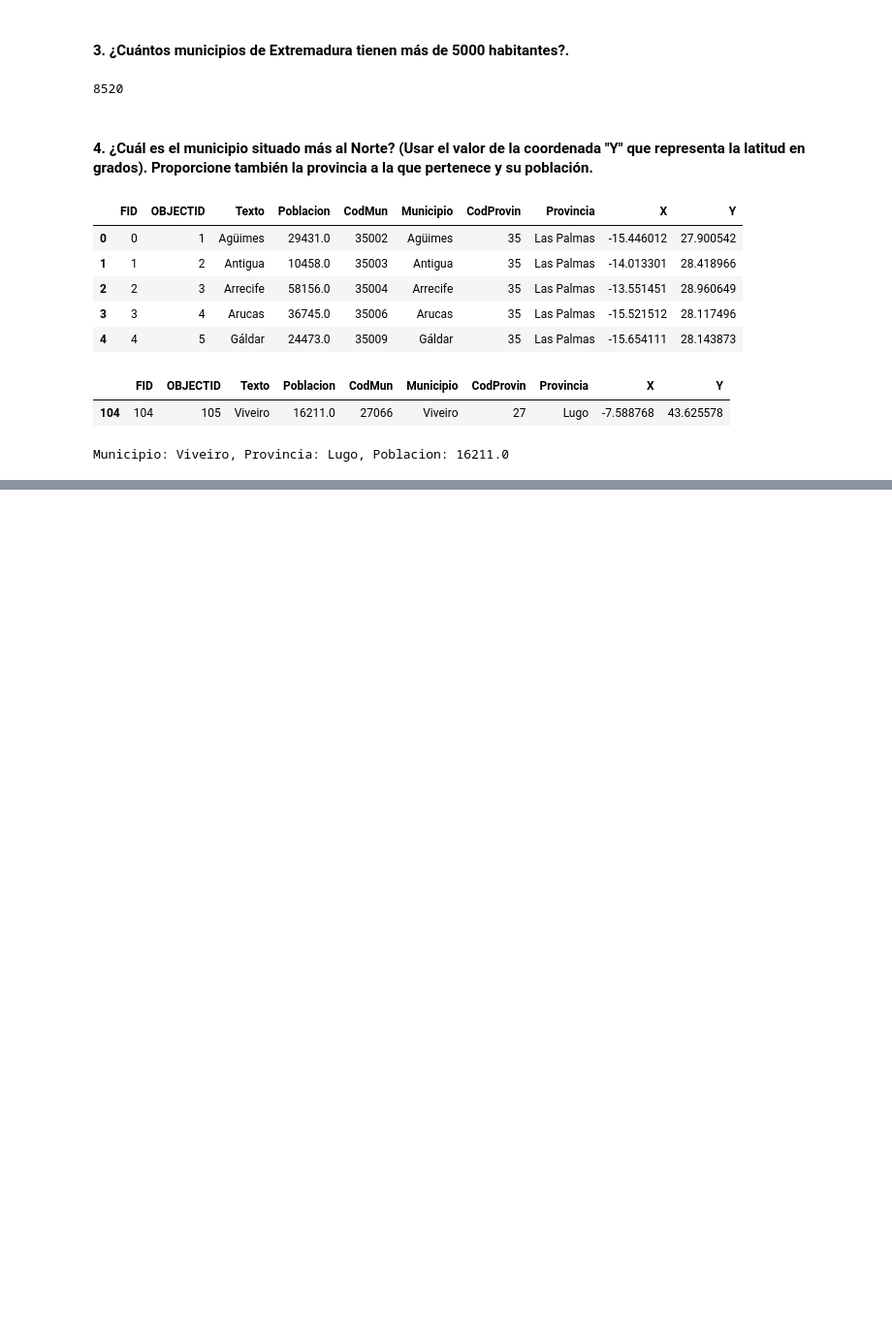
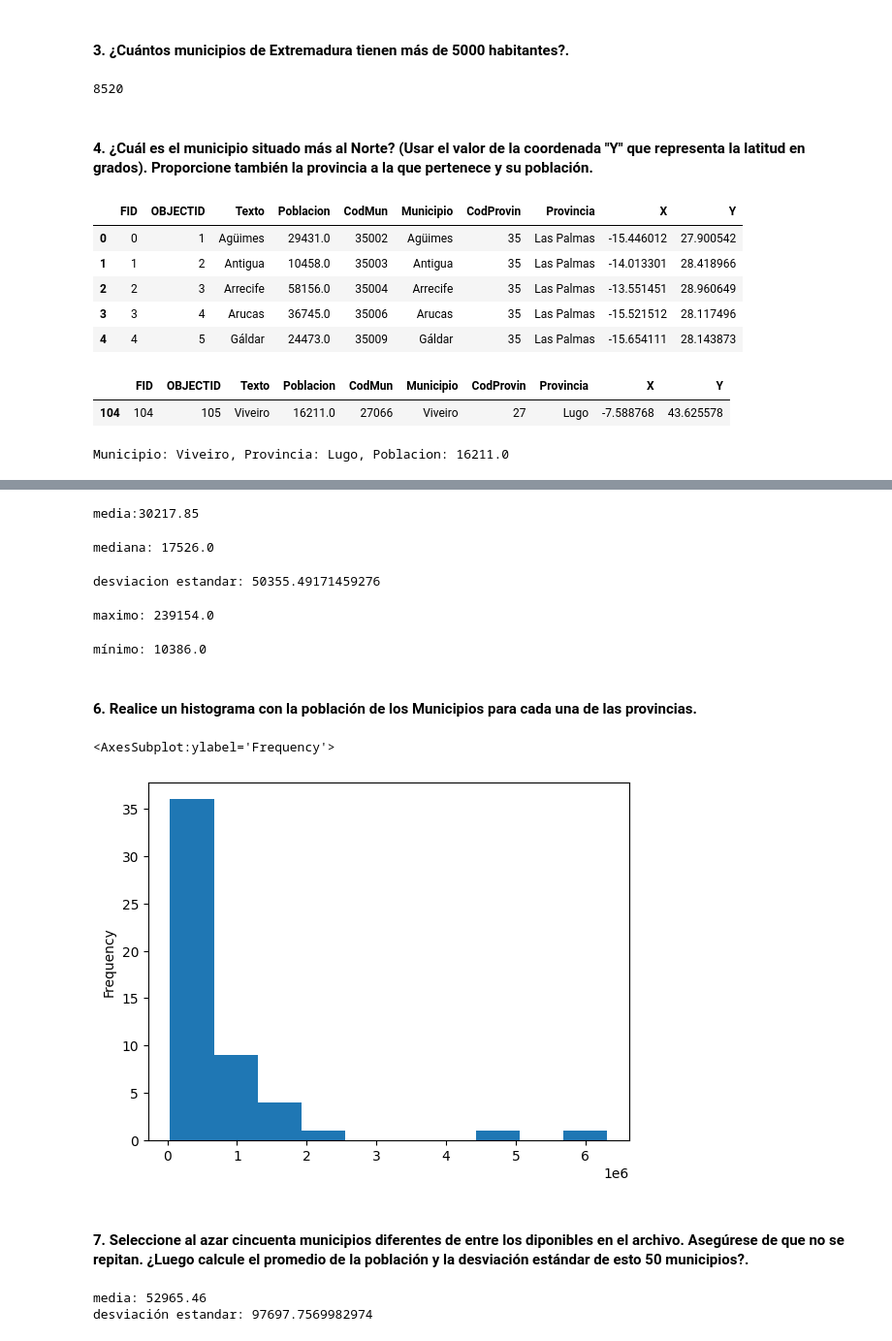
Before and after one commit to baquiax/econometrics-2, a Jupyter notebook: lab2/lab2.ipynb, the cells around one changed output, grey strips where cells are left out. Shown at 97% size. Cells and saved outputs as stored; diff of their text form; code cells hidden in the pictures; blank space fills up the shorter version.

```diff
--- a/lab2/lab2.ipynb
+++ b/lab2/lab2.ipynb
@@ -219,0 +232,44 @@ Municipio: Viveiro, Provincia: Lugo, Poblacion: 16211.0
+# %%
+mean = granada["Poblacion"].mean()
+print(f"media: {mean}")
+# %% [output]
+media:30217.85
+# %%
+meadian = granada["Poblacion"].median()
+print(f"mediana: {meadian}")
+# %% [output]
+mediana: 17526.0
+# %%
+std = granada["Poblacion"].std()
+print(f"desviacion estandar: {std}")
+# %% [output]
+desviacion estandar: 50355.49171459276
+# %%
+max = granada["Poblacion"].max()
+print(f"máximo: {max}")
+# %% [output]
+maximo: 239154.0
+# %%
+min = granada["Poblacion"].min()
+print(f"mínimo: {min}")
+# %% [output]
+mínimo: 10386.0
+# %% [markdown]
+#### 6. Realice un histograma con la población de los Municipios para cada una de las provincias.
+# %%
+grouped = data.groupby("Provincia")["Poblacion"].sum()
+
+grouped.plot.hist()
+# %% [output]
+<AxesSubplot:ylabel='Frequency'>
+[figure, added]
+# %% [markdown]
+#### 7. Seleccione al azar cincuenta municipios diferentes de entre los diponibles en el archivo. Asegúrese de que no se repitan. ¿Luego calcule el promedio de la población y la desviación estándar de esto 50 municipios?.
+# %%
+sample = data.sample(50)
+
+print(f"media: {sample['Poblacion'].mean()}")
+print(f"desviación estandar: {sample['Poblacion'].std()}")
+# %% [output]
+media: 52965.46
+desviación estandar: 97697.7569982974
```
Also changed, not shown: parts of 6 cells of this notebook.
